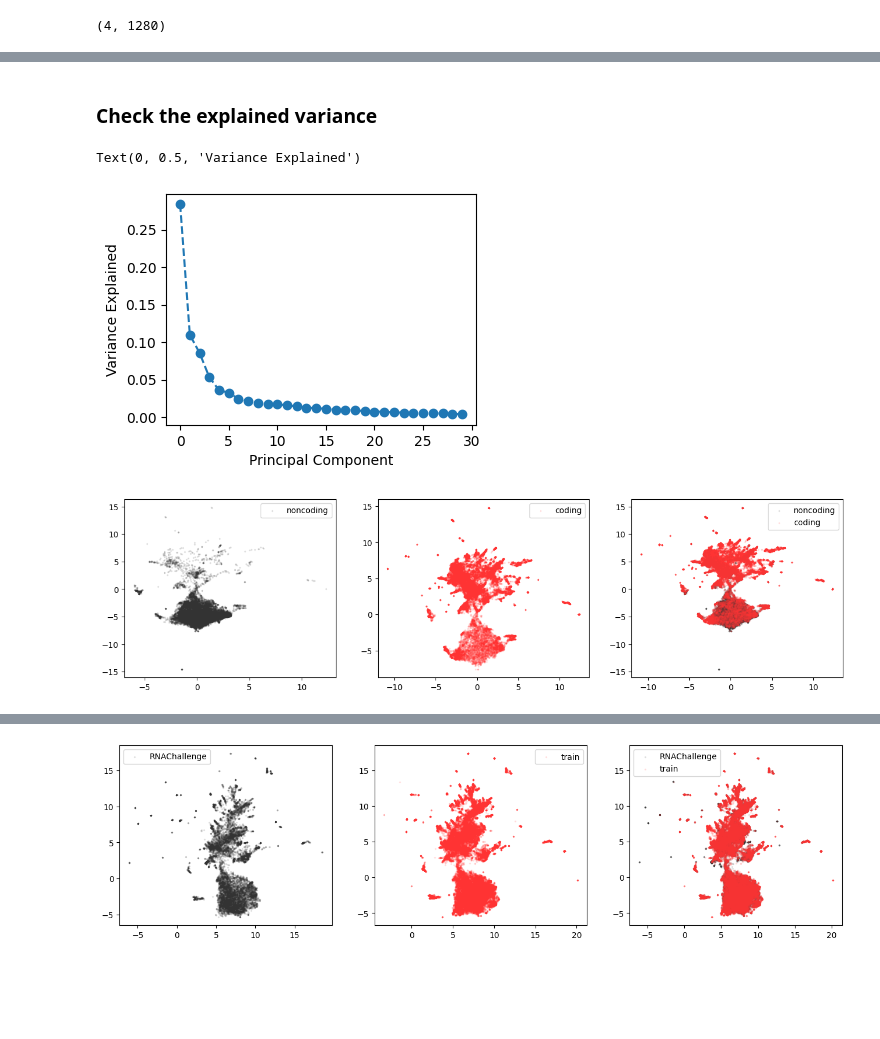
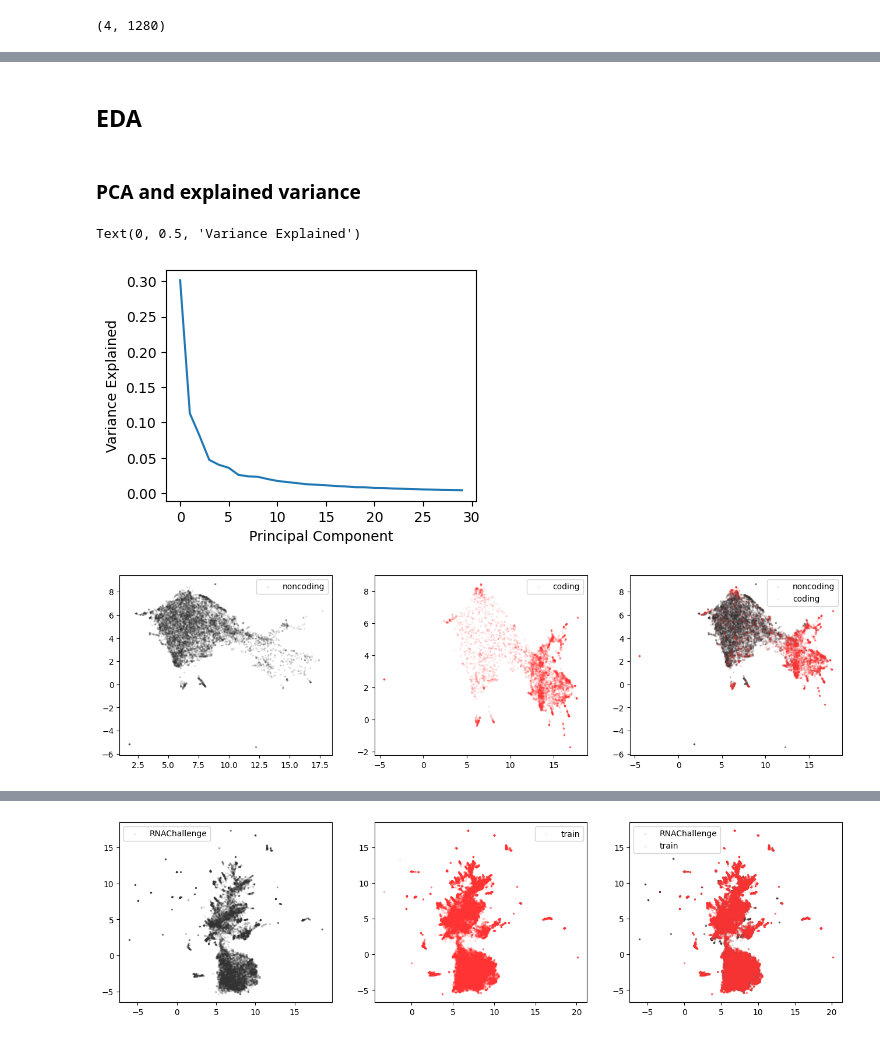
Before and after one commit to Arcadia-Science/2024-plm-utils, a Jupyter notebook: notebooks/esm-eda.ipynb, the cells around one changed output, grey strips where cells are left out. Saved outputs shown, nothing was run; the diff lists cells and outputs as text; code cells hidden in the pictures; blank space fills up the shorter version.

```diff
--- a/notebooks/esm-eda.ipynb
+++ b/notebooks/esm-eda.ipynb
@@ -84,12 +118,19 @@ x.shape
+# %%
+coding_train_filepath = '../tmp/data/coding_train_and_test_10x_subsampled_embeddings.npy'
+noncoding_train_filepath = '../tmp/data/noncoding_train_and_test_10x_subsampled_embeddings.npy'
+coding_test_filepath = '../tmp/data/coding_validation_embeddings.npy'
+noncoding_test_filepath = '../tmp/data/noncoding_validation_embeddings.npy'
 # %%
 X, y = smallesm.train.load_data_and_labels(
-    coding_filepath='../tmp/data/coding_train_and_test_10x_subsampled_embeddings.npy',
-    noncoding_filepath='../tmp/data/noncoding_train_and_test_10x_subsampled_embeddings.npy'
+    coding_filepath=coding_train_filepath,
+    noncoding_filepath=noncoding_train_filepath,
+    max_length=100,
 )
 
 X_test_true, y_test_true = smallesm.train.load_data_and_labels(
-    coding_filepath='../tmp/data/coding_validation_peptides_embeddings.npy',
-    noncoding_filepath='../tmp/data/noncoding_validation_peptides_embeddings.npy',
+    coding_filepath=coding_test_filepath,
+    noncoding_filepath=noncoding_test_filepath,
+    max_length=100,
 )
 # %%
 X.shape, y.shape, X_test_true.shape, y_test_true.shape
@@ -112,2 +188,4 @@ Test accuracy: 0.79
+# %% [markdown]
+## EDA
 # %%
 # aside: scaling features is not nec for random forest but may be for SVM w rbf
@@ -118,7 +196,7 @@ scaler.fit(X)
 x_scaled = scaler.transform(X)
 x_test_scaled = scaler.transform(X_test)
 # %% [markdown]
-### Check the explained variance
+### PCA and explained variance
 # %%
 np.random.seed(0)
 
@@ -129,12 +207,12 @@ X_pcs = pca.transform(X)
 X_test_true_pcs = pca.transform(X_test_true)
 # %%
 plt.figure(figsize=(4, 3))
-plt.plot(pca.explained_variance_ratio_, marker='o', linestyle='--')
+plt.plot(pca.explained_variance_ratio_)
 plt.xlabel('Principal Component')
 plt.ylabel('Variance Explained')
 # %% [output]
 Text(0, 0.5, 'Variance Explained')
-[figure, old version]
+[figure, new version]
 # %%
 umap_model = umap.UMAP(n_neighbors=10, min_dist=0)
 # %%
@@ -153,6 +231,7 @@ def plot_umap(coords, y, labels=('noncoding', 'coding')):
     for ax in axs:
         ax.legend()
 # %%
+# less than 100a
 plot_umap(X_coords, y)
 # %% [output]
-[figure, old version]
+[figure, new version]
```
Also changed, not shown: parts of 21 cells of this notebook, 1 other file.
